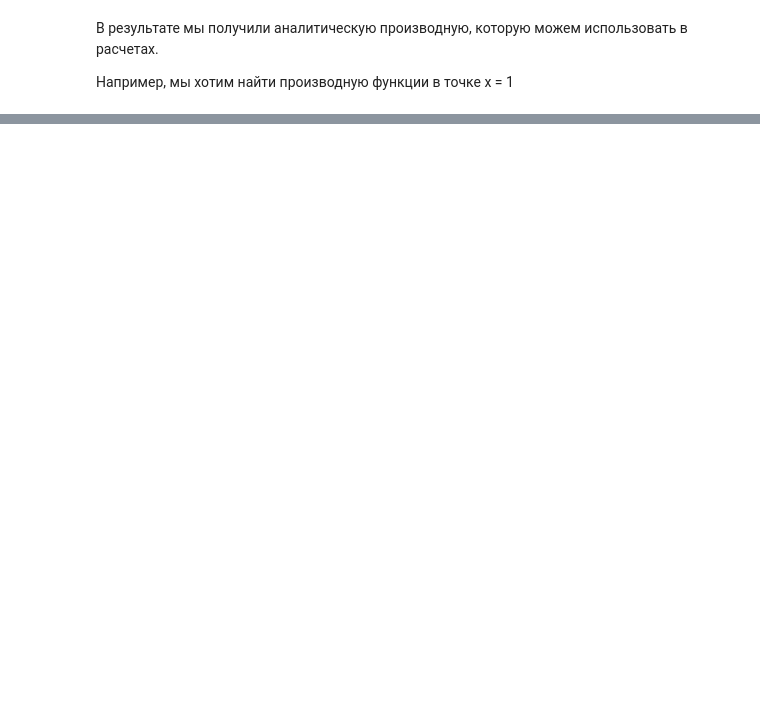
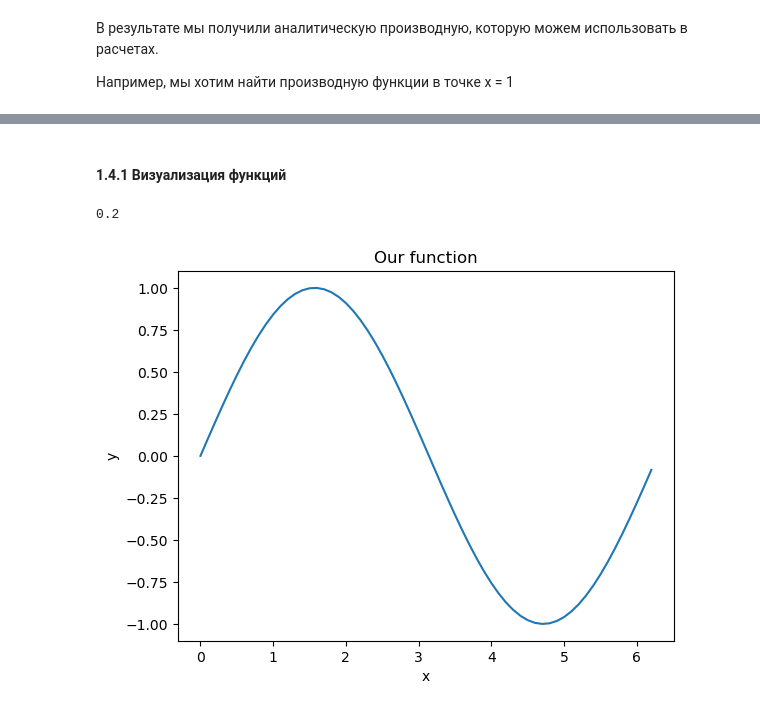
Before and after one commit to BalshowAndrew/math_datascience, a Jupyter notebook: 01_vectors.ipynb, the cells around one changed output, grey strips where cells are left out. Saved outputs shown, nothing was run; the diff lists cells and outputs as text; code cells hidden in the pictures; blank space fills up the shorter version.

```diff
--- a/01_vectors.ipynb
+++ b/01_vectors.ipynb
@@ -853,0 +862,2 @@ res.subs(x, 1)
+# %% [markdown]
+#### 1.4.1 Визуализация функций
@@ -853,0 +871,16 @@ res.subs(x, 1)
+# %%
+function(6)
+# %% [output]
+0.2
+# %%
+# Построим график функции:
+x = np.arange(0, 2*(np.pi), 0.1)
+y = np.sin(x)
+# %%
+plt.plot(x, y)
+plt.xlabel("x")
+plt.ylabel("y")
+plt.title("Our function")
+plt.show()
+# %% [output]
+[figure, added]
```
Also changed, not shown: parts of 19 cells of this notebook, 2 other files.
